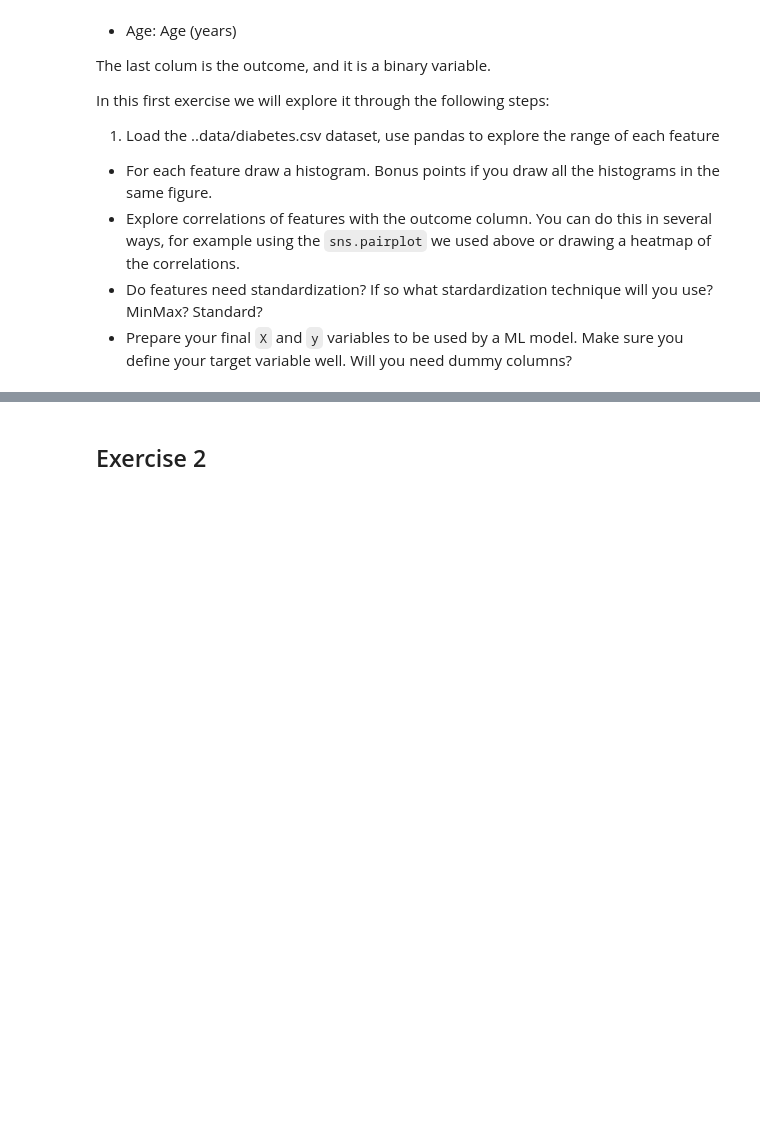
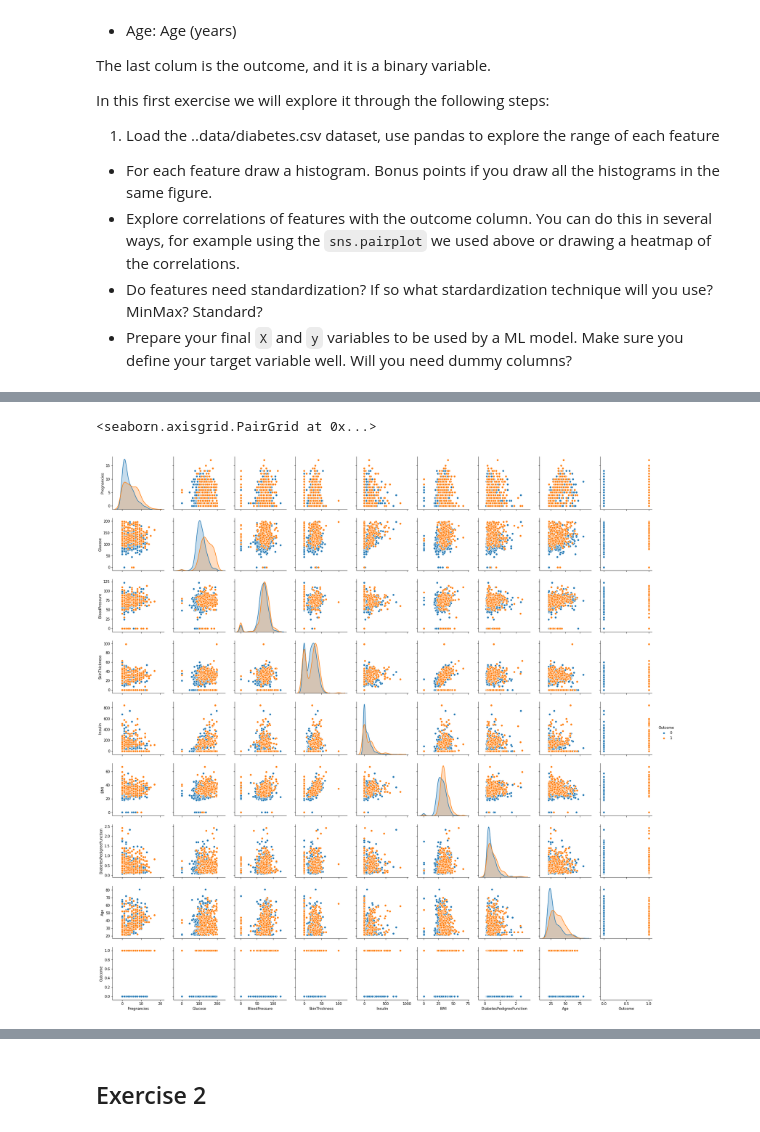
Before and after one commit to tetsu/zero-deep-learning, a Jupyter notebook: course/4 Deep Learning Intro.ipynb, the cells around one changed output, grey strips where cells are left out. Drawn from its saved outputs; the diff is of its cells as text; code cells hidden in the pictures; blank space fills up the shorter version.

```diff
--- a/course/4 Deep Learning Intro.ipynb
+++ b/course/4 Deep Learning Intro.ipynb
@@ -189,0 +272,5 @@ In this first exercise we will explore it through the following steps:
+# %%
+sns.pairplot(df1, hue='Outcome')
+# %% [output]
+<seaborn.axisgrid.PairGrid at 0x...>
+[figure, added]
```
Also changed, not shown: parts of 36 cells of this notebook.
